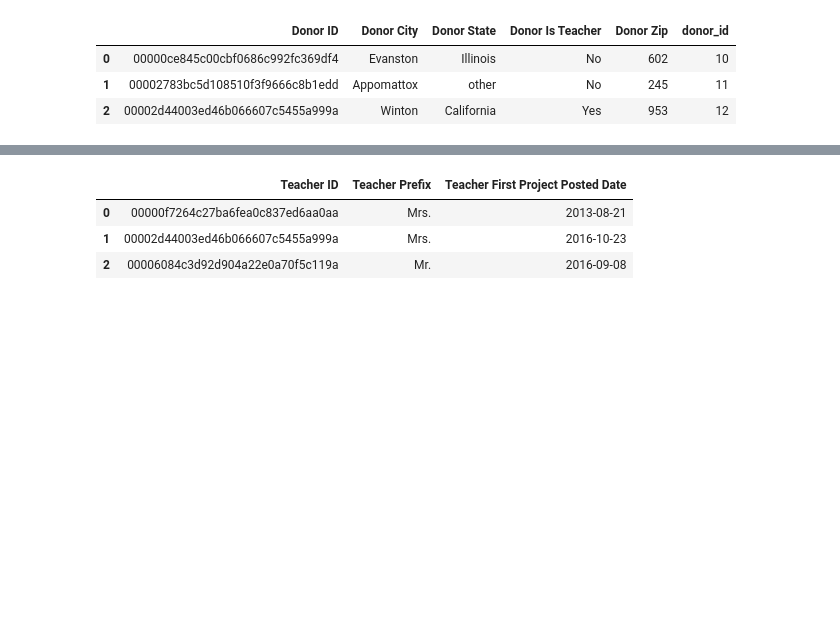
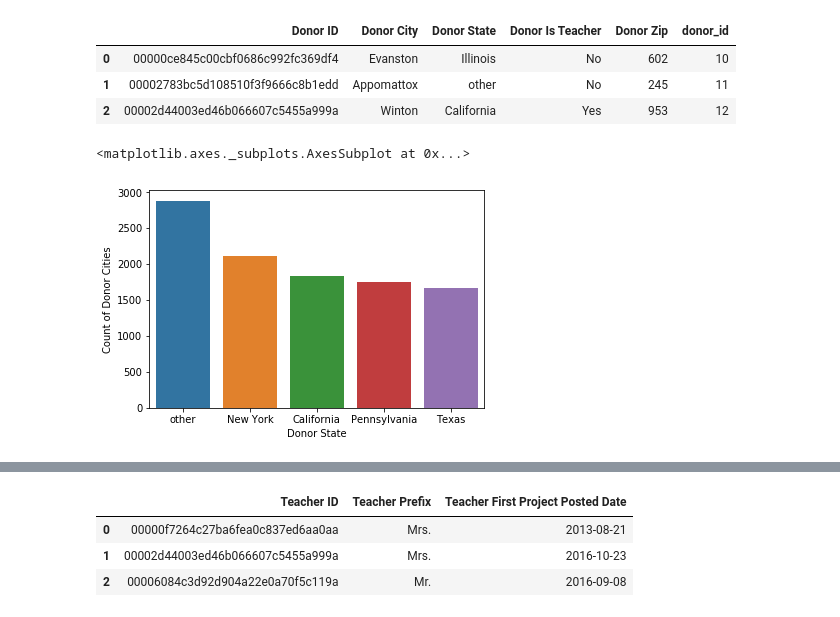
Before and after one commit to mwadegraff/DonorsChoose-io, a Jupyter notebook: DC EDA and Recommender-v4.ipynb, the cells around one changed output, grey strips where cells are left out. Saved outputs shown, nothing was run; the diff lists cells and outputs as text; code cells hidden in the pictures; blank space fills up the shorter version.

```diff
--- a/DC EDA and Recommender-v4.ipynb
+++ b/DC EDA and Recommender-v4.ipynb
@@ -169,3 +211,14 @@ donors.head(3)
 | 0 | 00000ce845c00cbf0686c992fc369df4 | Evanston | Illinois | No | 602 | 10 |
 | 1 | 00002783bc5d108510f3f9666c8b1edd | Appomattox | other | No | 245 | 11 |
 | 2 | 00002d44003ed46b066607c5455a999a | Winton | California | Yes | 953 | 12 |
+# %%
+df = donors.groupby("Donor State")['Donor City'].nunique().to_frame().reset_index()
+X = df['Donor State'].tolist()
+Y = df['Donor City'].apply(float).tolist()
+Z = [x for _,x in sorted(zip(Y,X))]
+
+data = pd.DataFrame({'Donor State' : Z[-5:][::-1], 'Count of Donor Cities' : sorted(Y)[-5:][::-1] })
+sns.barplot(x="Donor State",y="Count of Donor Cities",data=data)
+# %% [output]
+<matplotlib.axes._subplots.AxesSubplot at 0x...>
+[figure, added]
```
Also changed, not shown: parts of 8 cells of this notebook.
